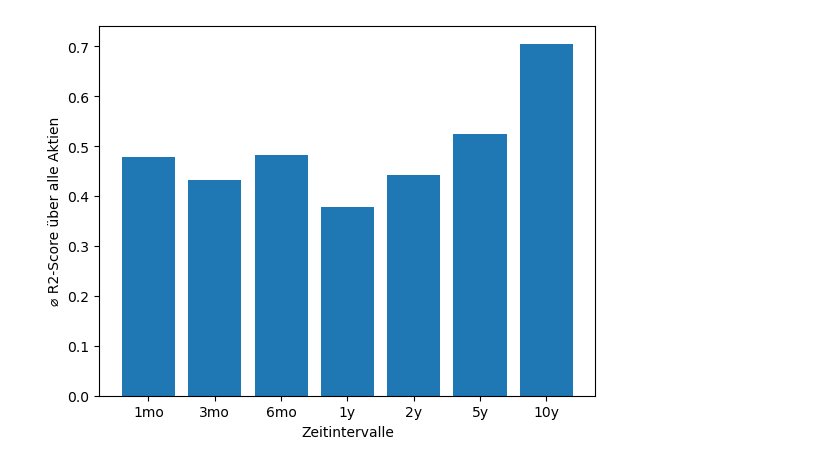
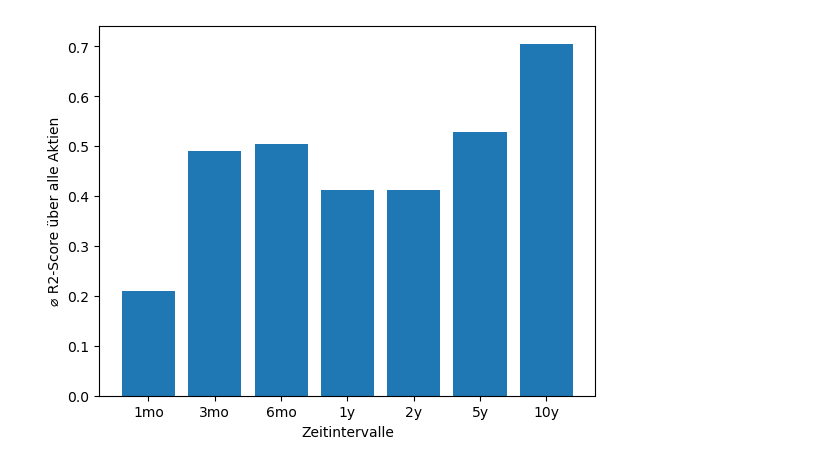
Before and after one commit to elmanjay/DataScienceProjekt, a Jupyter notebook: analysis/Analyse Intervall Regression.ipynb, the cells around one changed output. Saved outputs shown, nothing was run; the diff lists cells and outputs as text; code cells hidden in the pictures.

```diff
--- a/analysis/Analyse Intervall Regression.ipynb
+++ b/analysis/Analyse Intervall Regression.ipynb
@@ -71,39 +71,41 @@ from sklearn.metrics import r2_score
 
 assets = ["AAPL", "AMZN", "GOOGL", "MSFT", "TSLA", "JPM", "JNJ", "BAC", "WMT", "PG", "MA", "NVDA", "HD", "PYPL", "DIS", "INTC", "VZ",
           "CMCSA", "CVX", "MRK", "ASML", "KO", "PEP", "ABBV", "AZN", "NOW", "SHEL", "AMD", "META", "LLY", "UNH", "V", "XOM", "PG", "CRM", "SAP", "TBC", "HSBC"]
-intervalls=  ["1mo", "3mo", "6mo", "1y", "2y", "5y", "10y"]
+intervalls=  ["1mo","3mo", "6mo", "1y", "2y", "5y", "10y"]
 means= []
 results = pd.DataFrame(index=assets,columns=intervalls)
 
-#Durchführen Lineare Regression für jede Aktie und jedes Intervall
+#Durchführen Lineare Regression für jede Aktie und jedes Intervall und Berechnung R2
 for element in assets:
     for time in intervalls:
             msft = yf.Ticker(element)
             df = msft.history(period=time)
             df.reset_index(inplace=True)
             df["Date"] = pd.Series(df["Date"], dtype="string")
             train, test = train_test_split(df, test_size=0.2, random_state=42)
+            X_all_label= df["Close"]
             X_train = np.array(train.index).reshape(-1, 1)
             y_train = train["Close"]
             X_test = np.array(test.index).reshape(-1, 1)
             y_test = test["Close"]
             model = LinearRegression()
             model.fit(X_train, y_train)
             X_all = np.array(df.index).reshape(-1, 1)
             predictions = model.predict(X_all)
             predictionstest = model.predict(X_test)
             predictionstrain = model.predict(X_train)
-            r2_score_result = r2_score(y_train, predictionstrain)
+            r2_score_result = r2_score(X_all_label, predictions)
             results.at[element, time] = r2_score_result
+
 #Berechnung der durschnittlichen R2 für jedes Intervall
 for element in results:
     means.append(results[element].mean())
 
 ywerte = means
 xwerte = intervalls
 plt.bar(xwerte, ywerte)
 plt.xlabel("Zeitintervalle")
 plt.ylabel("⌀ R2-Score über alle Aktien")
 plt.show()
 # %% [output]
-[figure, old version]
+[figure, new version]
```
Also changed, not shown: parts of 1 cell of this notebook, 4 other files.
